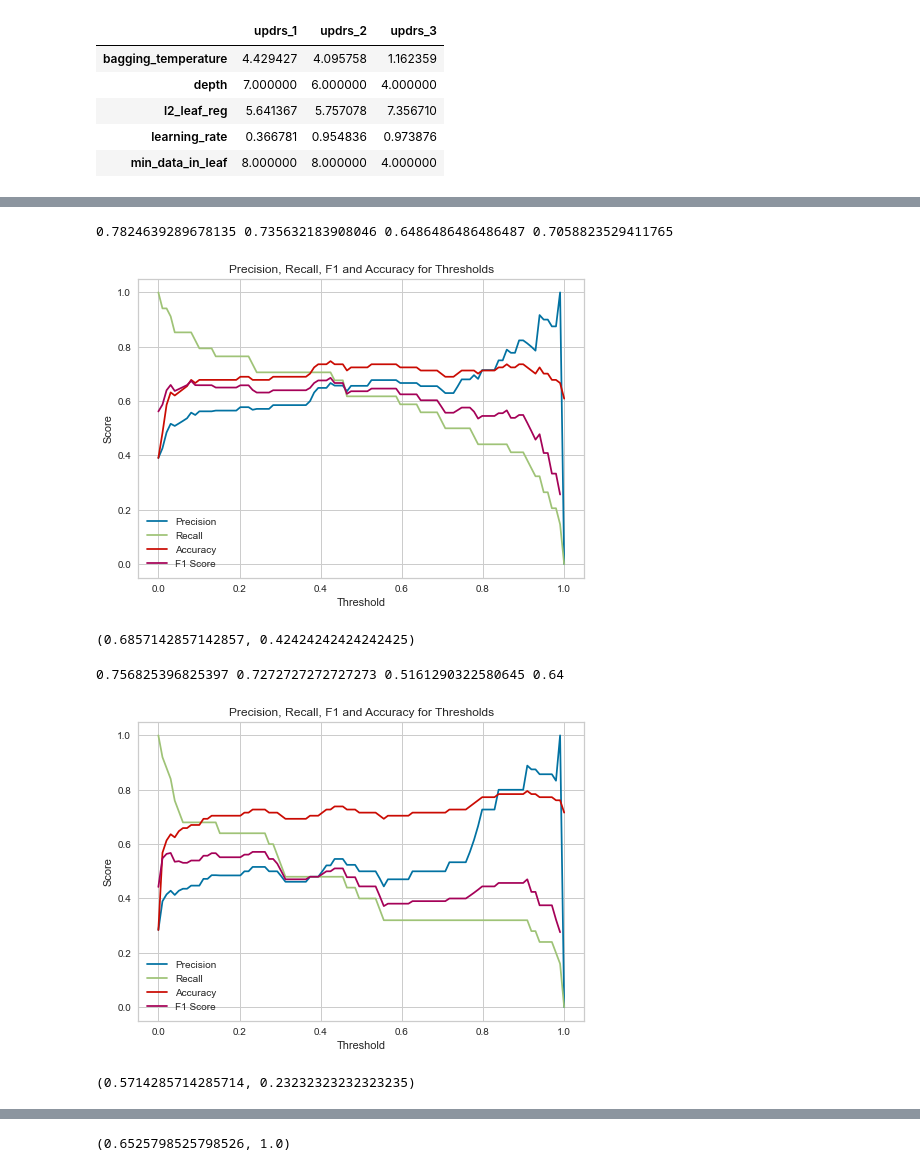
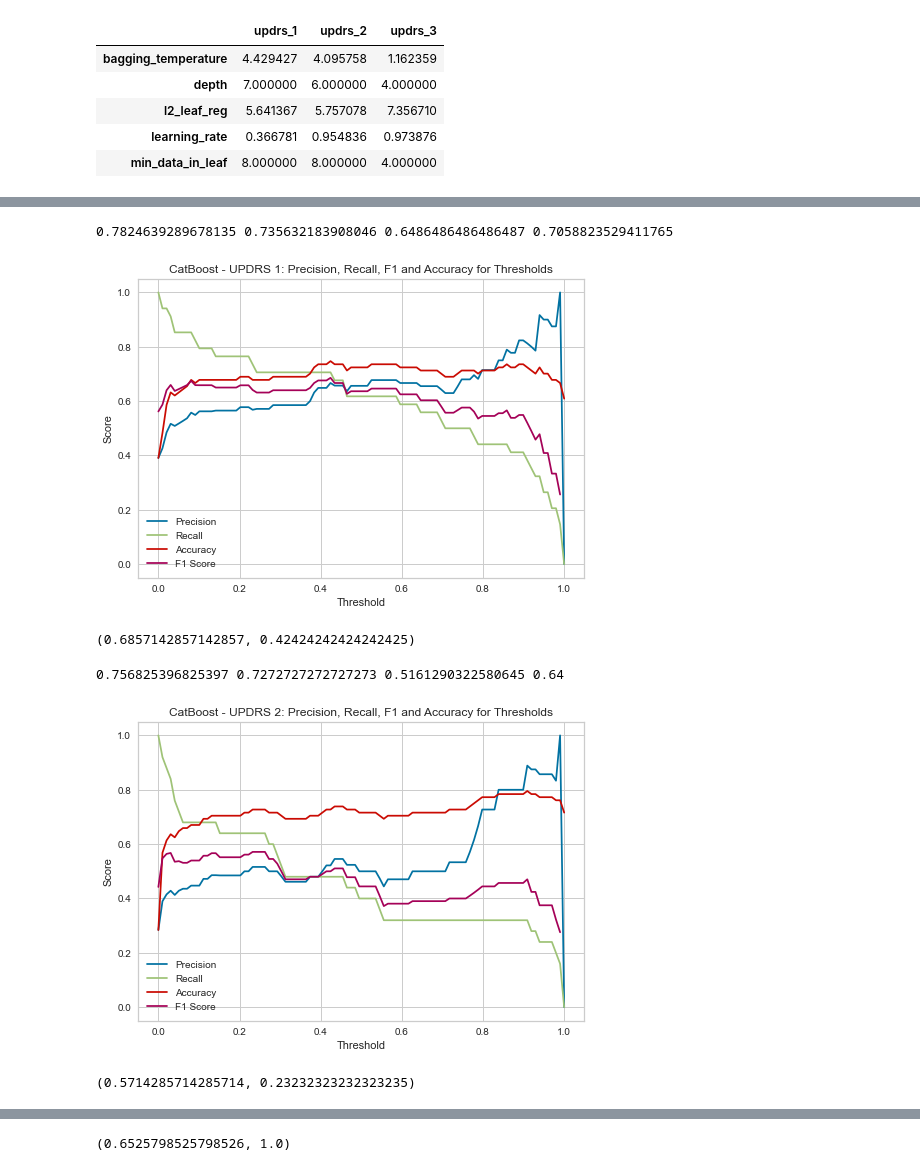
Before and after one commit to dagartga/Boosted-Models-for-Parkinsons-Prediction, a Jupyter notebook: parkinsons_1/notebooks/Compare_SMOTE_1yr_Models.ipynb, the cells around one changed output, grey strips where cells are left out. Cells and saved outputs as stored; diff of their text form; code cells hidden in the pictures.

```diff
--- a/parkinsons_1/notebooks/Compare_SMOTE_1yr_Models.ipynb
+++ b/parkinsons_1/notebooks/Compare_SMOTE_1yr_Models.ipynb
@@ -364,7 +364,7 @@ roc_auc_score(y_test, preds), accuracy_score(y_test, preds>0.4), precision_score
  0.3392857142857143,
  0.4418604651162791)
 # %%
-def plot_precision_recall_accuracy(y_test, preds):
+def plot_precision_recall_accuracy(y_test, preds, updrs, model_name):
     thresholds = np.linspace(0, 1.0, num=100)  # Generating 100 threshold values between 0 and 1.0
     precisions = []
     recalls = []
@@ -395,7 +395,7 @@ def plot_precision_recall_accuracy(y_test, preds):
 
     plt.xlabel('Threshold')
     plt.ylabel('Score')
-    plt.title('Precision, Recall, F1 and Accuracy for Thresholds')
+    plt.title(f'{model_name} - {updrs}: Precision, Recall, F1 and Accuracy for Thresholds')
     plt.legend()
     plt.grid(True)
     plt.show()
@@ -626,0 +661,13 @@ Train AUC = 1.0
+# %%
+# Load the saved model
+model = joblib.load('../models/xgboost_updrs_3_model_max_depth.sav')
+
+# Make predictions on the test data
+X_test3 = updrs3_yr_test.drop(columns=['updrs_3_cat', 'kfold', 'visit_id', 'patient_id', 'updrs_3'])
+y_test3 = updrs3_yr_test['updrs_3_cat']
+
+preds = model.predict_proba(X_test3)[:, 1]
+
+print(roc_auc_score(y_test3, preds), accuracy_score(y_test3, preds>0.1), precision_score(y_test3, preds>0.1), recall_score(y_test3, preds>0.1))
+
+plot_precision_recall_accuracy(y_test3, preds, 'UPDRS 3', 'XGBoost')
@@ -684,3 +735,16 @@ AUC on Test Data: 0.5996462264150942
 updrs_3 Results:
 Test AUC = 0.5996462264150942
 Train AUC = 0.9977973568281938
+# %%
+# Load the saved model
+model = joblib.load('../models/lgboost_updrs_1_model_max_depth.pkl')
+
+# Make predictions on the test data
+X_test1 = updrs1_yr_test.drop(columns=['updrs_1_cat', 'kfold', 'visit_id', 'patient_id', 'updrs_1'])
+y_test1 = updrs1_yr_test['updrs_1_cat']
+
+preds = model.predict_proba(X_test1)[:, 1]
+
+print(roc_auc_score(y_test1, preds), accuracy_score(y_test1, preds>0.25), precision_score(y_test1, preds>0.25), recall_score(y_test1, preds>0.25))
+
+plot_precision_recall_accuracy(y_test1, preds, 'UPDRS 1', 'LightGBM')
@@ -701,0 +773,13 @@ plot_precision_recall_accuracy(y_test2, preds)
+# %%
+# Load the saved model
+model = joblib.load('../models/lgboost_updrs_3_model_max_depth.pkl')
+
+# Make predictions on the test data
+X_test3 = updrs3_yr_test.drop(columns=['updrs_3_cat', 'kfold', 'visit_id', 'patient_id', 'updrs_3'])
+y_test3 = updrs3_yr_test['updrs_3_cat']
+
+preds = model.predict_proba(X_test3)[:, 1]
+
+print(roc_auc_score(y_test3, preds), accuracy_score(y_test3, preds>0.19), precision_score(y_test3, preds>0.19), recall_score(y_test3, preds>0.19))
+
+plot_precision_recall_accuracy(y_test3, preds, 'UPDRS 3', 'LightGBM')
@@ -777,19 +865,19 @@ Train AUC = 1.0
 # %%
 # Load the saved model
 model = joblib.load('../models/catboost_updrs_1_model_max_depth.pkl')
 
 # Make predictions on the test data
 X_test1 = updrs1_yr_test.drop(columns=['updrs_1_cat', 'kfold', 'visit_id', 'patient_id', 'updrs_1'])
 y_test1 = updrs1_yr_test['updrs_1_cat']
 
 preds = model.predict_proba(X_test1)[:, 1]
 
 print(roc_auc_score(y_test1, preds), accuracy_score(y_test1, preds>0.4), precision_score(y_test1, preds>0.4), recall_score(y_test1, preds>0.4))
 
-plot_precision_recall_accuracy(y_test1, preds)
+plot_precision_recall_accuracy(y_test1, preds, 'UPDRS 1', 'CatBoost')
 # %% [output]
 0.7824639289678135 0.735632183908046 0.6486486486486487 0.7058823529411765
-[figure, old version]
+[figure, new version]
 (0.6857142857142857, 0.42424242424242425)
 # %%
 # Load the saved model
@@ -804,10 +892,10 @@ preds = model.predict_proba(X_test2)[:, 1]
 print(roc_auc_score(y_test2, preds), accuracy_score(y_test2, preds>0.25), precision_score(y_test2, preds>0.25), recall_score(y_test2, preds>0.25))
 
 
-plot_precision_recall_accuracy(y_test2, preds)
+plot_precision_recall_accuracy(y_test2, preds, 'UPDRS 2', 'CatBoost')
 # %% [output]
 0.756825396825397 0.7272727272727273 0.5161290322580645 0.64
-[figure, old version]
+[figure, new version]
 (0.5714285714285714, 0.23232323232323235)
 # %%
 # Load the saved model
```
Also changed, not shown: parts of 7 cells of this notebook.
